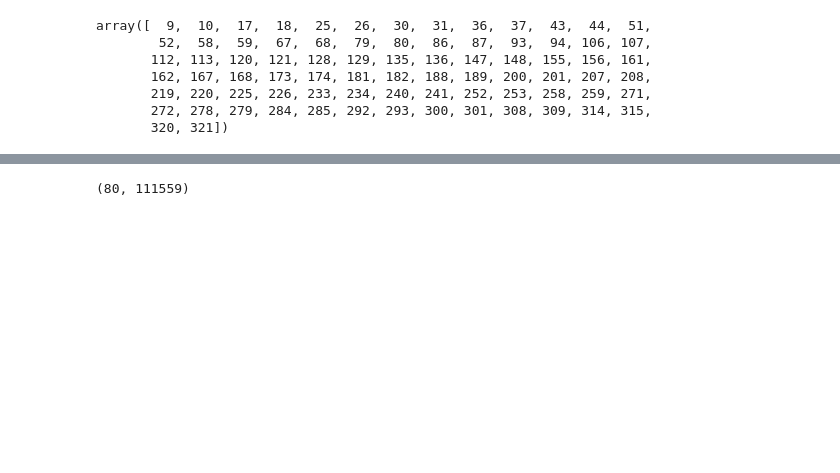
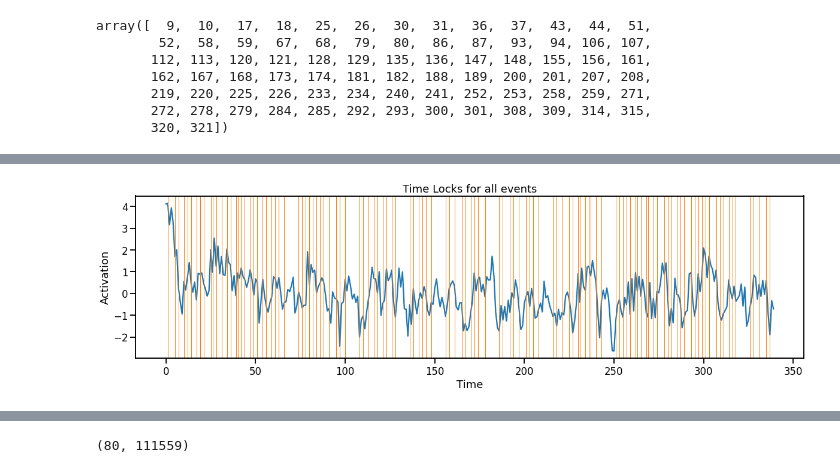
Before and after one commit to tejas-savalia/fmri_project, a Jupyter notebook: glm_analyses.ipynb, the cells around one changed output, grey strips where cells are left out. Cells and saved outputs as stored; diff of their text form; code cells hidden in the pictures; blank space fills up the shorter version.

```diff
--- a/glm_analyses.ipynb
+++ b/glm_analyses.ipynb
@@ -276,0 +316,10 @@ prep_images = image.index_img(fmri_image[0], np.ravel(np.vstack((indices, indice
+# %%
+plt.figure(figsize=(20, 5))
+plt1, = plt.plot((ts[:, 20] - np.mean(ts[:, 20]))/np.std(ts[:, 20]))
+plt.plot((ts[:, 20] - np.mean(ts[:, 20]))/np.std(ts[:, 20]),'|', markersize = 2000, markevery = events.time_locks.values.astype(int))
+plt.xlabel('Time')
+plt.ylabel('Activation')
+plt.title('Time Locks for all events')
+plt.savefig('plots_for_bb/all_time_locks.png', dpi = 600)
+# %% [output]
+[figure, added]
```
Also changed, not shown: parts of 48 cells of this notebook, 12 other files.
